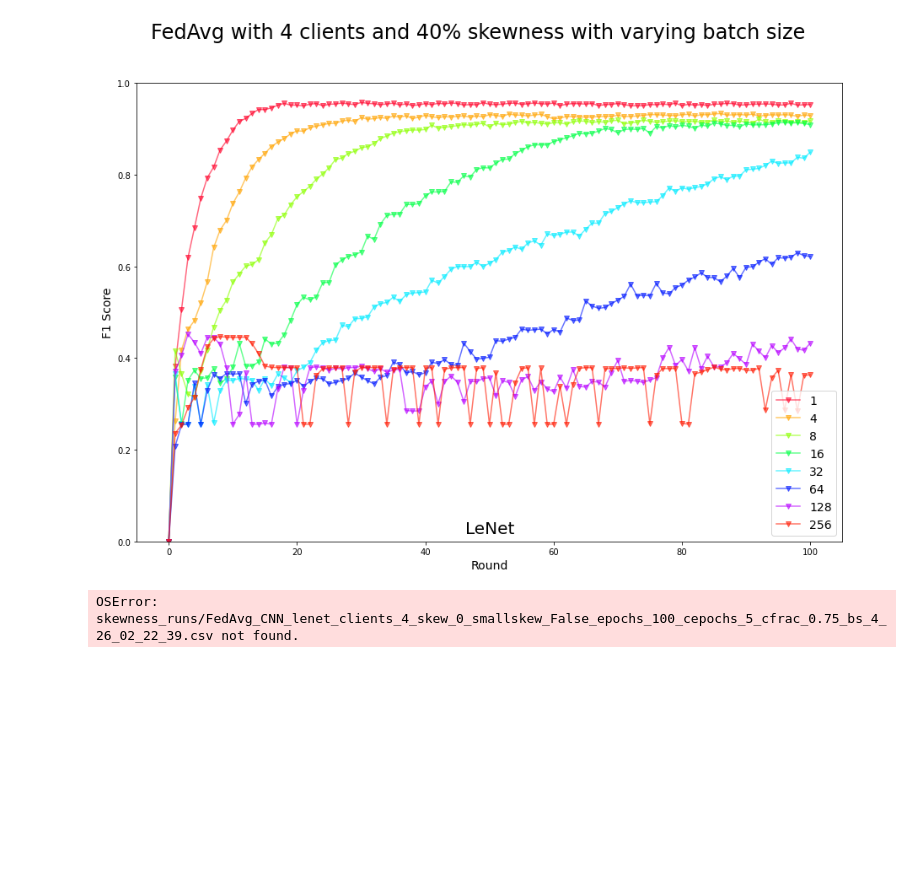
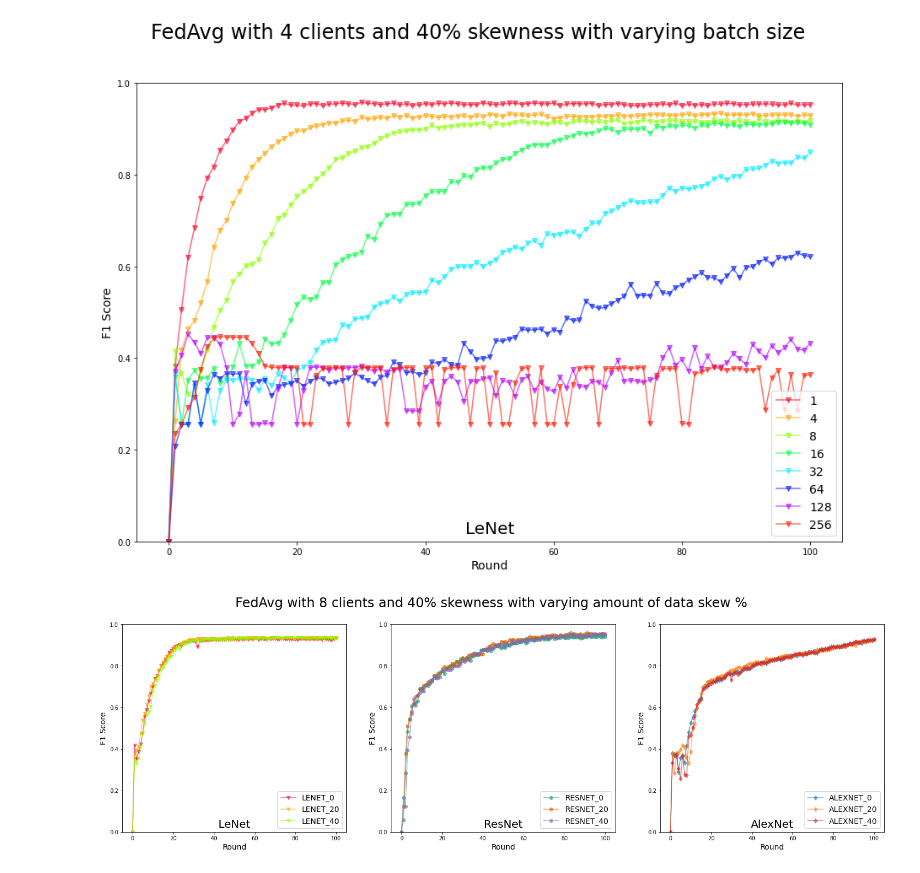
Before and after one commit to anandcu3/Federated-Learning-for-Remote-Sensing, a Jupyter notebook: the new plots notebook.ipynb, the cells around one changed output. Cells and saved outputs as stored; diff of their text form; code cells hidden in the pictures; blank space fills up the shorter version.

```diff
--- a/the new plots notebook.ipynb
+++ b/the new plots notebook.ipynb
@@ -246,26 +297,28 @@ plot_curves(batch_size_comparision,ax,'LeNet',0.0,1.0,"F1 Score")
 # %%
 restart_colors()
 
 lenet_skewness_results = {"LENET_0": np.genfromtxt('skewness_runs/FedAvg_CNN_lenet_clients_4_skew_0_smallskew_False_epochs_100_cepochs_5_cfrac_0.75_bs_4_26_02_22_39.csv',delimiter=',')[2,:],
                  "LENET_20": np.genfromtxt('skewness_runs/FedAvg_CNN_lenet_clients_4_skew_20_smallskew_False_epochs_100_cepochs_5_cfrac_0.75_bs_4_25_02_17_13.csv',delimiter=',')[2,:],
                  "LENET_40": np.genfromtxt('skewness_runs/FedAvg_CNN_lenet_clients_4_skew_40_smallskew_False_epochs_100_cepochs_5_cfrac_0.75_bs_4_23_02_20_11.csv',delimiter=',')[2,:],
-                 "LENET_60": np.genfromtxt('skewness_runs/FedAvg_CNN_lenet_clients_4_skew_60_smallskew_True_epochs_100_cepochs_5_cfrac_0.75_bs_4_28_02_03_07.csv',delimiter=',')[2,:],
-                 "LENET_80": np.genfromtxt('skewness_runs/FedAvg_CNN_lenet_clients_4_skew_80_smallskew_True_epochs_100_cepochs_5_cfrac_0.75_bs_4_28_02_04_31.csv',delimiter=',')[2,:],}
+                 #"LENET_60": np.genfromtxt('skewness_runs/FedAvg_CNN_lenet_clients_4_skew_60_smallskew_True_epochs_100_cepochs_5_cfrac_0.75_bs_4_28_02_03_07.csv',delimiter=',')[2,:],
+                 #"LENET_80": np.genfromtxt('skewness_runs/FedAvg_CNN_lenet_clients_4_skew_80_smallskew_True_epochs_100_cepochs_5_cfrac_0.75_bs_4_28_02_04_31.csv',delimiter=',')[2,:],
+                         }
 resnet_skewness_results = {"RESNET_0": np.genfromtxt('skewness_runs/FedAvg_CNN_resnet34_clients_4_skew_0_smallskew_False_epochs_100_cepochs_5_cfrac_0.75_bs_4_26_02_21_14.csv',delimiter=',')[2,:],
                  "RESNET_20": np.genfromtxt('skewness_runs/FedAvg_CNN_resnet34_clients_4_skew_20_smallskew_False_epochs_100_cepochs_5_cfrac_0.75_bs_4_26_02_02_32.csv',delimiter=',')[2,:],
                  "RESNET_40": np.genfromtxt('skewness_runs/FedAvg_CNN_resnet34_clients_4_skew_40_smallskew_False_epochs_100_cepochs_5_cfrac_0.75_bs_4_24_02_04_45.csv',delimiter=',')[2,:],
-                 "RESNET_60": np.genfromtxt('skewness_runs/FedAvg_CNN_resnet34_clients_4_skew_60_smallskew_True_epochs_100_cepochs_5_cfrac_0.75_bs_4_27_02_22_41.csv',delimiter=',')[2,:],
-                 "RESNET_80": np.genfromtxt('skewness_runs/FedAvg_CNN_resnet34_clients_4_skew_80_smallskew_True_epochs_100_cepochs_5_cfrac_0.75_bs_4_28_02_01_42.csv',delimiter=',')[2,:],}
+                 #"RESNET_60": np.genfromtxt('skewness_runs/FedAvg_CNN_resnet34_clients_4_skew_60_smallskew_True_epochs_100_cepochs_5_cfrac_0.75_bs_4_27_02_22_41.csv',delimiter=',')[2,:],
+                 #"RESNET_80": np.genfromtxt('skewness_runs/FedAvg_CNN_resnet34_clients_4_skew_80_smallskew_True_epochs_100_cepochs_5_cfrac_0.75_bs_4_28_02_01_42.csv',delimiter=',')[2,:],
+                          }
 alexnet_skewness_results = {"ALEXNET_0": np.genfromtxt('skewness_runs/FedAvg_CNN_alexnet_clients_4_skew_0_smallskew_False_epochs_100_cepochs_5_cfrac_0.75_bs_4_27_02_00_25.csv',delimiter=',')[2,:],
                  "ALEXNET_20": np.genfromtxt('skewness_runs/FedAvg_CNN_alexnet_clients_4_skew_20_smallskew_False_epochs_100_cepochs_5_cfrac_0.75_bs_4_27_02_02_12.csv',delimiter=',')[2,:],
                 "ALEXNET_40": np.genfromtxt('skewness_runs/FedAvg_CNN_alexnet_clients_4_skew_40_smallskew_False_epochs_100_cepochs_5_cfrac_0.75_bs_4_24_02_17_52.csv',delimiter=',')[2,:],
-                "ALEXNET_60": np.genfromtxt('skewness_runs/FedAvg_CNN_alexnet_clients_4_skew_60_smallskew_True_epochs_100_cepochs_5_cfrac_0.75_bs_4_28_02_06_17.csv',delimiter=',')[2,:],
-                "ALEXNET_80": np.genfromtxt('skewness_runs/FedAvg_CNN_alexnet_clients_4_skew_80_smallskew_True_epochs_100_cepochs_5_cfrac_0.75_bs_4_28_02_08_04.csv',delimiter=',')[2,:],
+                #"ALEXNET_60": np.genfromtxt('skewness_runs/FedAvg_CNN_alexnet_clients_4_skew_60_smallskew_True_epochs_100_cepochs_5_cfrac_0.75_bs_4_28_02_06_17.csv',delimiter=',')[2,:],
+                #"ALEXNET_80": np.genfromtxt('skewness_runs/FedAvg_CNN_alexnet_clients_4_skew_80_smallskew_True_epochs_100_cepochs_5_cfrac_0.75_bs_4_28_02_08_04.csv',delimiter=',')[2,:],
                         }
-fig, ax = plt.subplots(1, 3, figsize=(25,5))
+fig, ax = plt.subplots(1, 3, figsize=(25,7))
 fig.suptitle("FedAvg with 8 clients and 40% skewness with varying amount of data skew %", fontsize=24)
-plot_curves(lenet_skewness_results,ax[0],'LeNet',0.85,0.96,"F1 Score")
-plot_curves(resnet_skewness_results,ax[1],'ResNet',0.85,0.96, "F1 Score")
-plot_curves(alexnet_skewness_results,ax[2],'AlexNet',0.85,0.96, "F1 Score")
+plot_curves(lenet_skewness_results,ax[0],'LeNet',0,1,"F1 Score")
+plot_curves(resnet_skewness_results,ax[1],'ResNet',0,1, "F1 Score")
+plot_curves(alexnet_skewness_results,ax[2],'AlexNet',0,1, "F1 Score")
 # %% [output]
-OSError: skewness_runs/FedAvg_CNN_lenet_clients_4_skew_0_smallskew_False_epochs_100_cepochs_5_cfrac_0.75_bs_4_26_02_22_39.csv not found.
+[figure, added]
```
Also changed, not shown: parts of 5 cells of this notebook.
